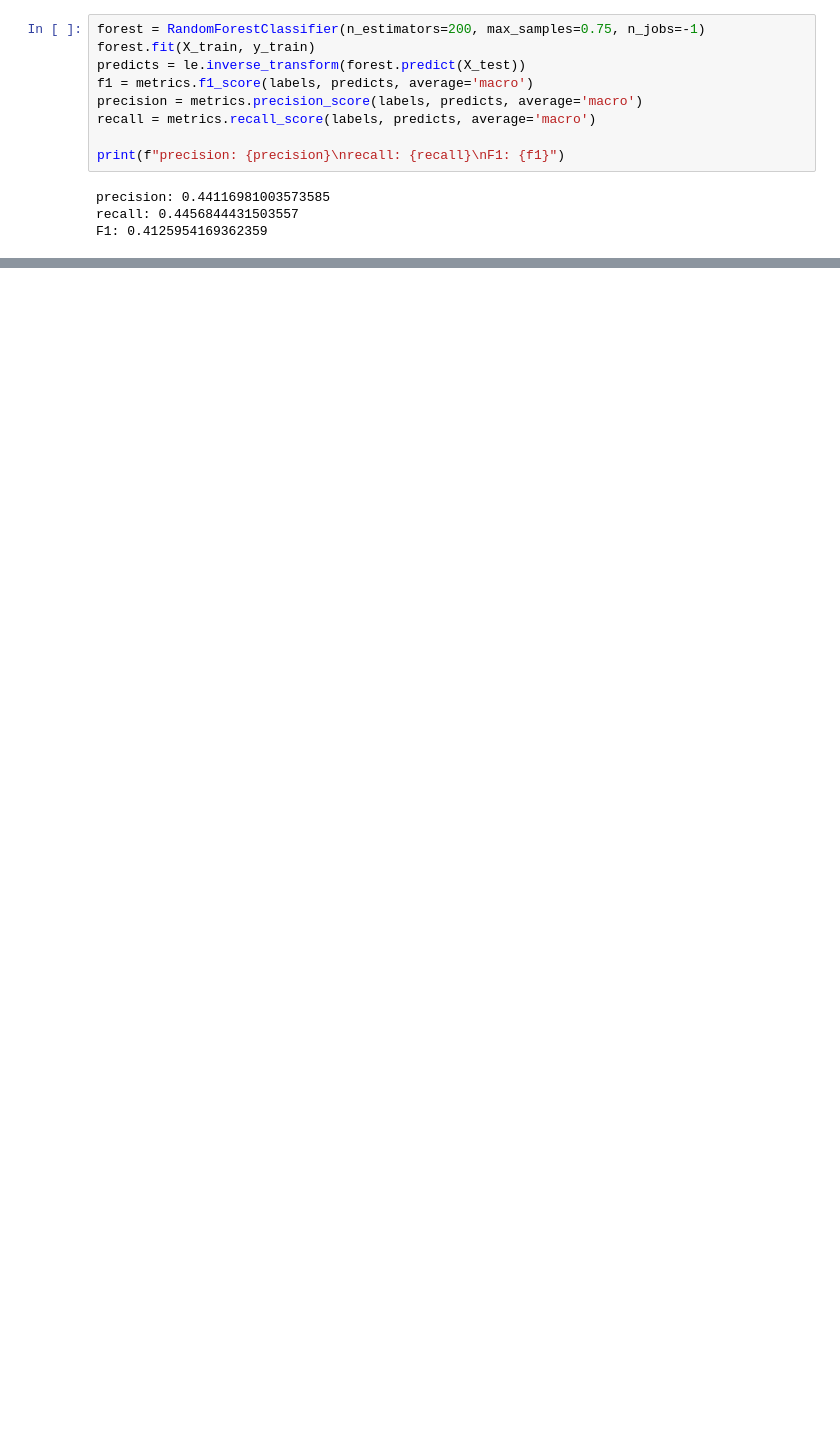
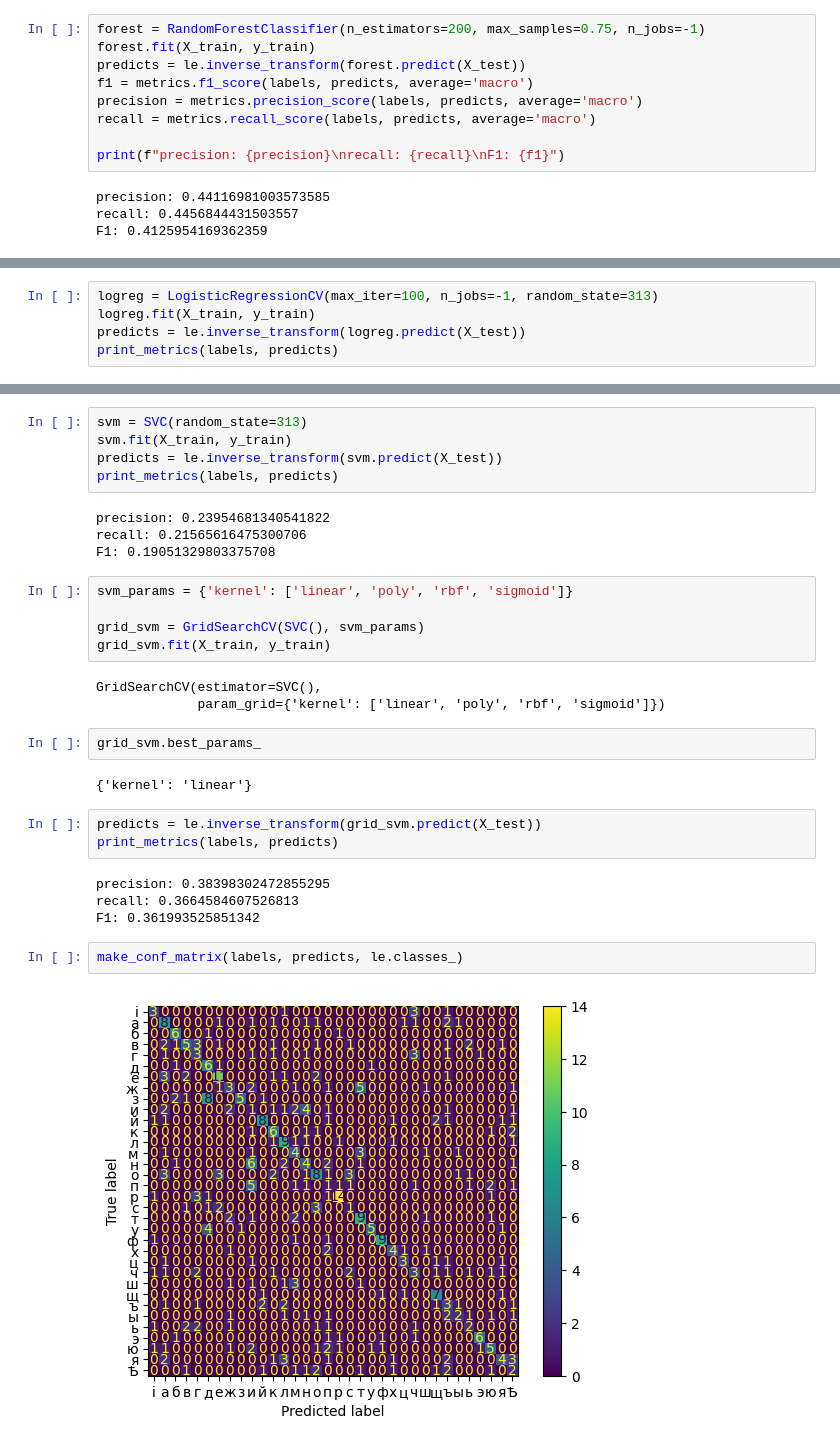
Before and after one commit to gudkovst/Methods_of_ML, a Jupyter notebook: KNN_tree_rf.ipynb, the cells around one changed output, grey strips where cells are left out. Drawn from its saved outputs; the diff is of its cells as text; blank space fills up the shorter version.

Commit message:
add logreg and svm

```diff
--- a/KNN_tree_rf.ipynb
+++ b/KNN_tree_rf.ipynb
@@ -130,0 +142,5 @@ F1: 0.4125954169362359
+# %%
+logreg = LogisticRegressionCV(max_iter=100, n_jobs=-1, random_state=313)
+logreg.fit(X_train, y_train)
+predicts = le.inverse_transform(logreg.predict(X_test))
+print_metrics(labels, predicts)
@@ -130,0 +158,32 @@ F1: 0.4125954169362359
+# %%
+svm = SVC(random_state=313)
+svm.fit(X_train, y_train)
+predicts = le.inverse_transform(svm.predict(X_test))
+print_metrics(labels, predicts)
+# %% [output]
+precision: 0.23954681340541822
+recall: 0.21565616475300706
+F1: 0.19051329803375708
+# %%
+svm_params = {'kernel': ['linear', 'poly', 'rbf', 'sigmoid']}
+
+grid_svm = GridSearchCV(SVC(), svm_params)
+grid_svm.fit(X_train, y_train)
+# %% [output]
+GridSearchCV(estimator=SVC(),
+             param_grid={'kernel': ['linear', 'poly', 'rbf', 'sigmoid']})
+# %%
+grid_svm.best_params_
+# %% [output]
+{'kernel': 'linear'}
+# %%
+predicts = le.inverse_transform(grid_svm.predict(X_test))
+print_metrics(labels, predicts)
+# %% [output]
+precision: 0.38398302472855295
+recall: 0.3664584607526813
+F1: 0.361993525851342
+# %%
+make_conf_matrix(labels, predicts, le.classes_)
+# %% [output]
+[figure, added]
```
Also changed, not shown: parts of 5 cells of this notebook.
